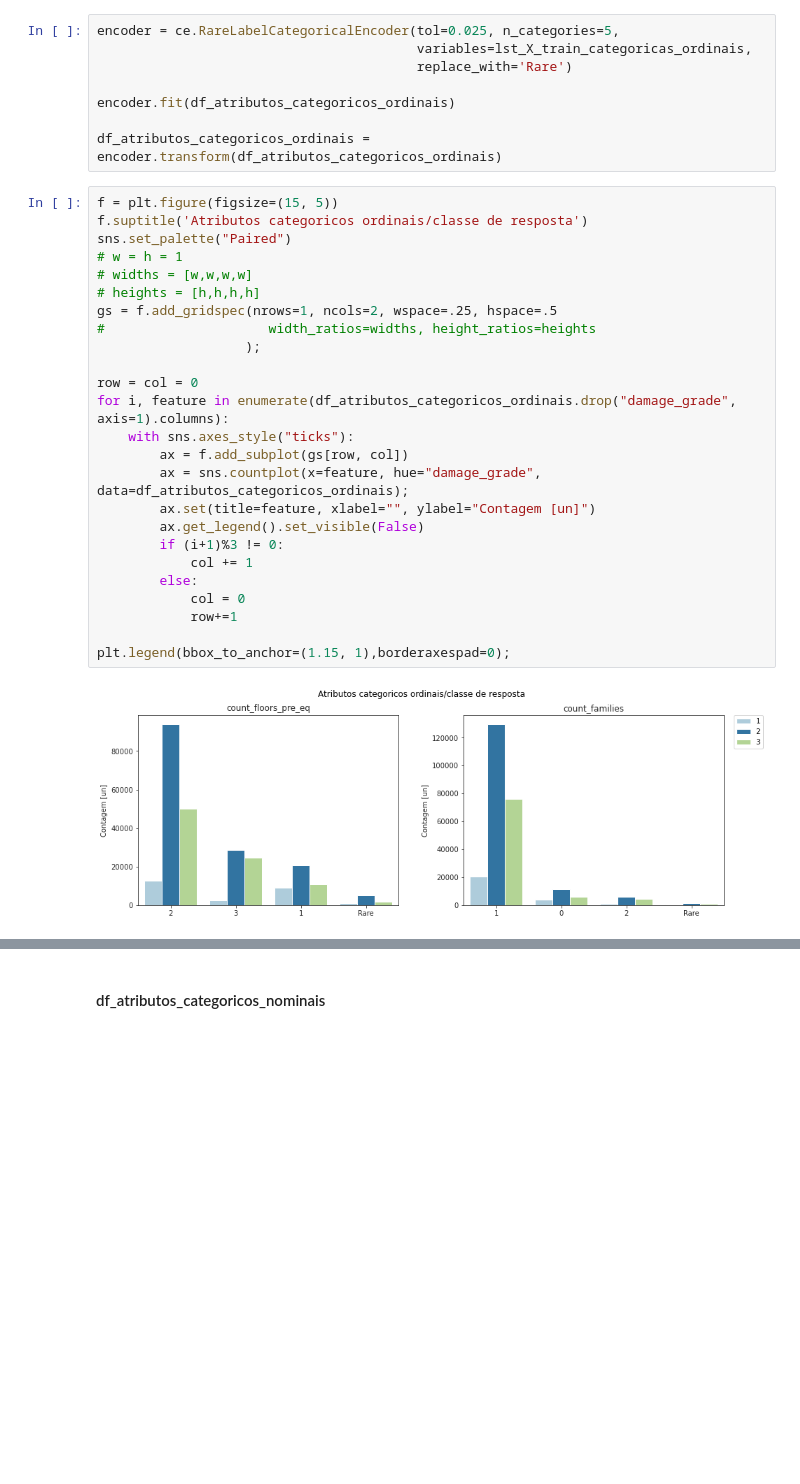
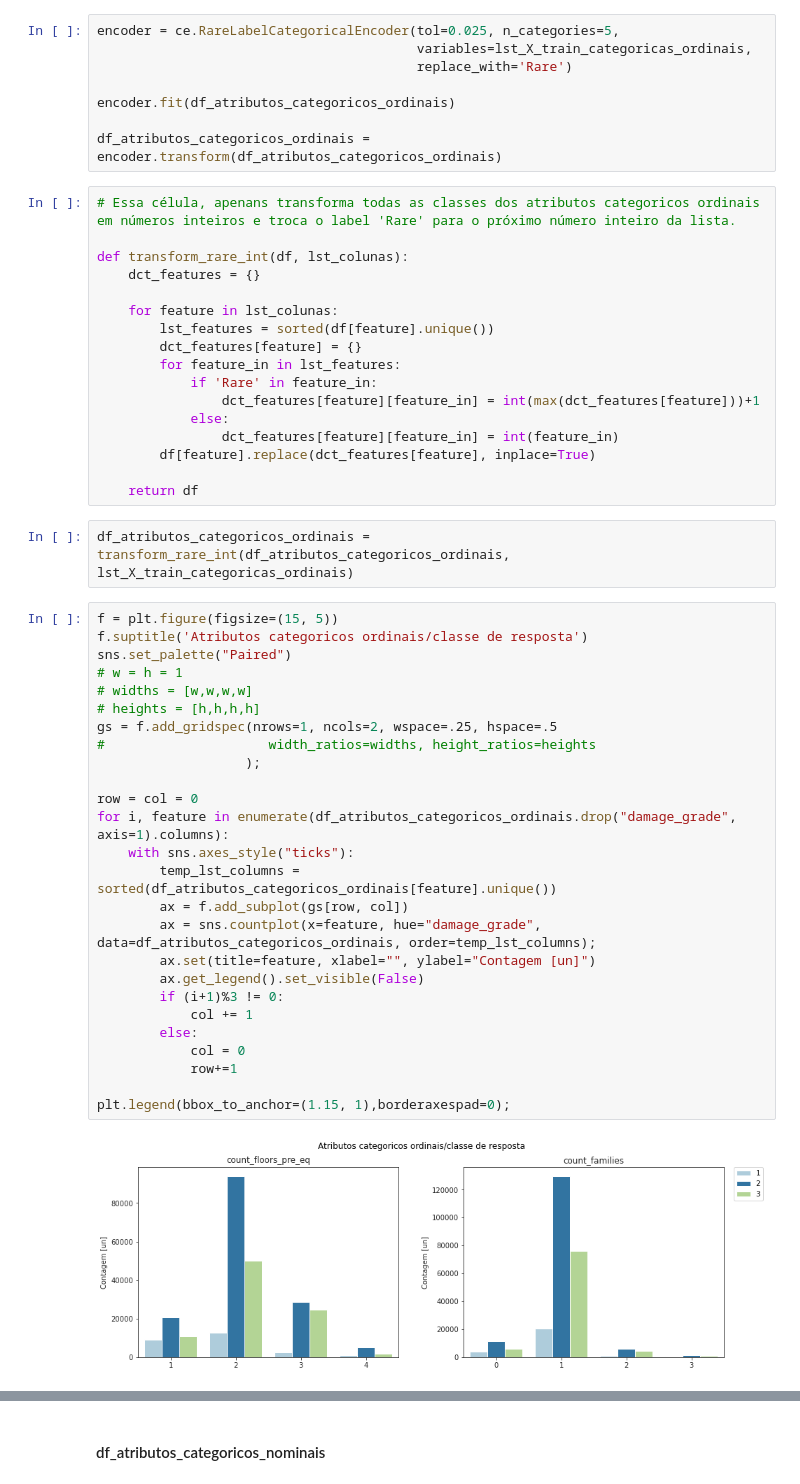
Before and after one commit to Carne-de-Pescoco/Modeling-Earthquake, a Jupyter notebook: notebooks/1_business_understanding_suto.ipynb, the cells around one changed output, grey strips where cells are left out. Saved outputs shown, nothing was run; the diff lists cells and outputs as text; blank space fills up the shorter version.

Commit message:
[feat] Novo notebook com data prep diferente.

```diff
--- a/notebooks/1_business_understanding_suto.ipynb
+++ b/notebooks/1_business_understanding_suto.ipynb
@@ -353,33 +348,53 @@ encoder = ce.RareLabelCategoricalEncoder(tol=0.025, n_categories=5,
 encoder.fit(df_atributos_categoricos_ordinais)
 
 df_atributos_categoricos_ordinais = encoder.transform(df_atributos_categoricos_ordinais)
+# %%
+# Essa célula, apenans transforma todas as classes dos atributos categoricos ordinais em números inteiros e troca o label 'Rare' para o próximo número inteiro da lista.
+
+def transform_rare_int(df, lst_colunas):
+    dct_features = {}
+
+    for feature in lst_colunas:
+        lst_features = sorted(df[feature].unique())
+        dct_features[feature] = {}
+        for feature_in in lst_features:
+            if 'Rare' in feature_in:
+                dct_features[feature][feature_in] = int(max(dct_features[feature]))+1
+            else:
+                dct_features[feature][feature_in] = int(feature_in)
+        df[feature].replace(dct_features[feature], inplace=True)
+
+    return df
+# %%
+df_atributos_categoricos_ordinais = transform_rare_int(df_atributos_categoricos_ordinais, lst_X_train_categoricas_ordinais)
 # %%
 f = plt.figure(figsize=(15, 5))
 f.suptitle('Atributos categoricos ordinais/classe de resposta')
 sns.set_palette("Paired")
 # w = h = 1
 # widths = [w,w,w,w]
 # heights = [h,h,h,h]
 gs = f.add_gridspec(nrows=1, ncols=2, wspace=.25, hspace=.5
 #                     width_ratios=widths, height_ratios=heights
                    );
 
 row = col = 0
 for i, feature in enumerate(df_atributos_categoricos_ordinais.drop("damage_grade", axis=1).columns):
     with sns.axes_style("ticks"):
+        temp_lst_columns = sorted(df_atributos_categoricos_ordinais[feature].unique())
         ax = f.add_subplot(gs[row, col])
-        ax = sns.countplot(x=feature, hue="damage_grade", data=df_atributos_categoricos_ordinais);
+        ax = sns.countplot(x=feature, hue="damage_grade", data=df_atributos_categoricos_ordinais, order=temp_lst_columns);
         ax.set(title=feature, xlabel="", ylabel="Contagem [un]")
         ax.get_legend().set_visible(False)
         if (i+1)%3 != 0:
             col += 1
         else:
             col = 0
             row+=1
 
 plt.legend(bbox_to_anchor=(1.15, 1),borderaxespad=0);
 # %% [output]
-[figure, old version]
+[figure, new version]
 # %% [markdown]
 **Conclusão sobre df_atributos_categoricos_ordinais**
 
```
Also changed, not shown: parts of 9 cells of this notebook, 8 other files.
